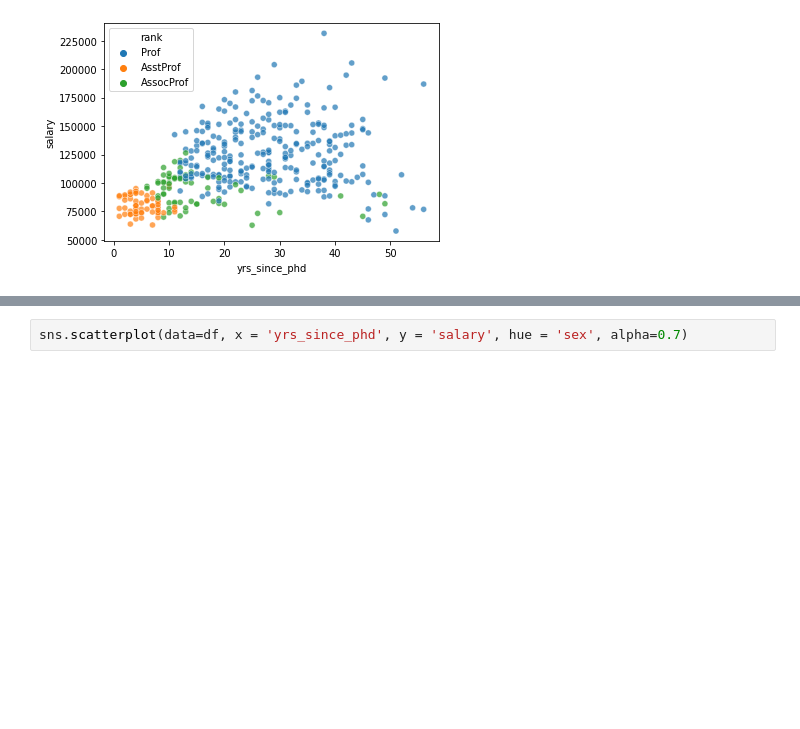
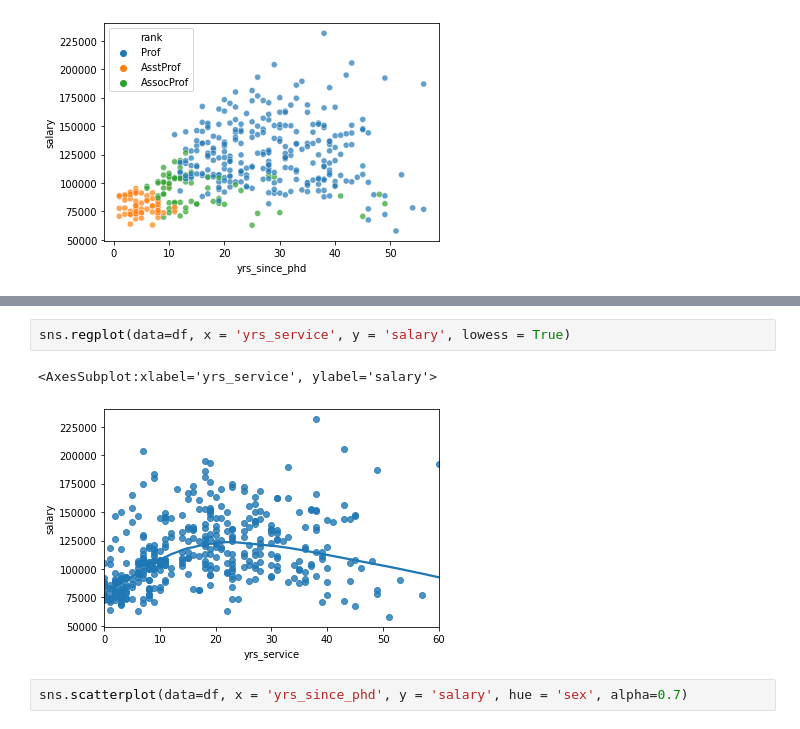
Before and after one commit to irtizak/salaries, a Jupyter notebook: original.ipynb, the cells around one changed output, grey strips where cells are left out. Saved outputs shown, nothing was run; the diff lists cells and outputs as text; blank space fills up the shorter version.

```diff
--- a/original.ipynb
+++ b/original.ipynb
@@ -205,3 +208,8 @@ sns.scatterplot(data=df, x = 'yrs_since_phd', y = 'salary', hue = 'rank', alpha=
+# %%
+sns.regplot(data=df, x = 'yrs_service', y = 'salary', lowess = True)
+# %% [output]
+<AxesSubplot:xlabel='yrs_service', ylabel='salary'>
+[figure, added]
 # %%
 sns.scatterplot(data=df, x = 'yrs_since_phd', y = 'salary', hue = 'sex', alpha=0.7)
 # %% [output]
```
Also changed, not shown: parts of 2 cells of this notebook, 1 other file.
